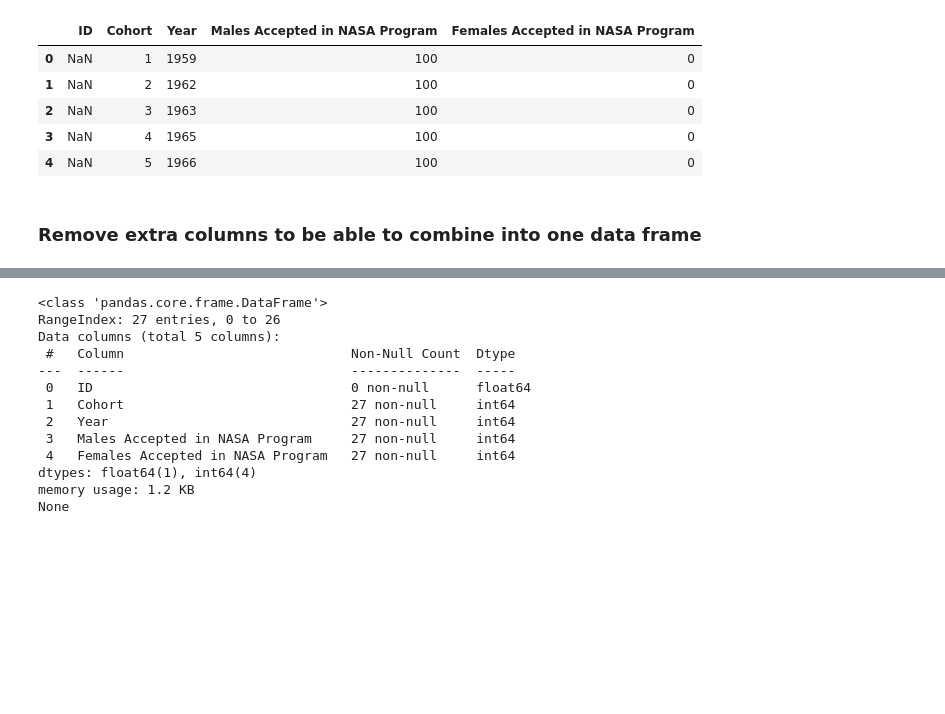
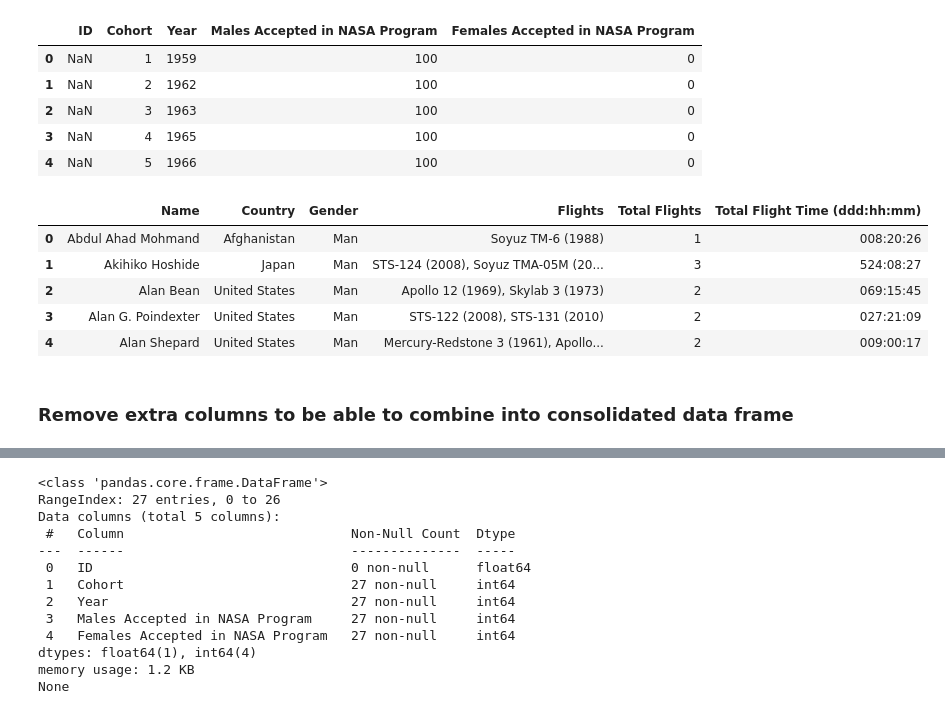
Before and after one commit to rhreich34/NASA-Hiring-Rate, a Jupyter notebook: Final_Notebook.ipynb, the cells around one changed output, grey strips where cells are left out. Cells and saved outputs as stored; diff of their text form; code cells hidden in the pictures; blank space fills up the shorter version.

```diff
--- a/Final_Notebook.ipynb
+++ b/Final_Notebook.ipynb
@@ -12,6 +13,8 @@ from statsmodels.stats.proportion import proportions_ztest
 # %% [markdown]
 ### Data Wrangling
 # %%
+# Import datasets
 dataframe1= pd.read_excel("Data/nasa.xlsx")
 dataframe2=pd.read_csv("Data/astronauts.csv")
 dataframe3=pd.read_excel("Data/Female and Male Astronauts Accepted in the NASA Program.xlsx")
+dataframe4=pd.read_csv("Data/International Astronaut Database.csv")
@@ -44,11 +58,20 @@ dataframe3.head()
 | 2 | NaN | 3 | 1963 | 100 | 0 |
 | 3 | NaN | 4 | 1965 | 100 | 0 |
 | 4 | NaN | 5 | 1966 | 100 | 0 |
+# %%
+dataframe4.head()
+# %% [output]
+|  | Name | Country | Gender | Flights | Total Flights | Total Flight Time (ddd:hh:mm) |
+| 0 | Abdul Ahad Mohmand | Afghanistan | Man | Soyuz TM-6 (1988) | 1 | 008:20:26 |
+| 1 | Akihiko Hoshide | Japan | Man | STS-124 (2008), Soyuz TMA-05M (20... | 3 | 524:08:27 |
+| 2 | Alan Bean | United States | Man | Apollo 12 (1969), Skylab 3 (1973) | 2 | 069:15:45 |
+| 3 | Alan G. Poindexter | United States | Man | STS-122 (2008), STS-131 (2010) | 2 | 027:21:09 |
+| 4 | Alan Shepard | United States | Man | Mercury-Redstone 3 (1961), Apollo... | 2 | 009:00:17 |
 # %%
 dataframe1=pd.DataFrame(dataframe1)
 dataframe3=pd.DataFrame(dataframe3)
 # %% [markdown]
-### Remove extra columns to be able to combine into one data frame
+### Remove extra columns to be able to combine into consolidated data frame
 # %%
 dataframe1=dataframe1.drop(columns=['ID','DOB','Education','rando','Announcement Date','Age','insamp'])
 # %%
```
Also changed, not shown: parts of 6 cells of this notebook.
